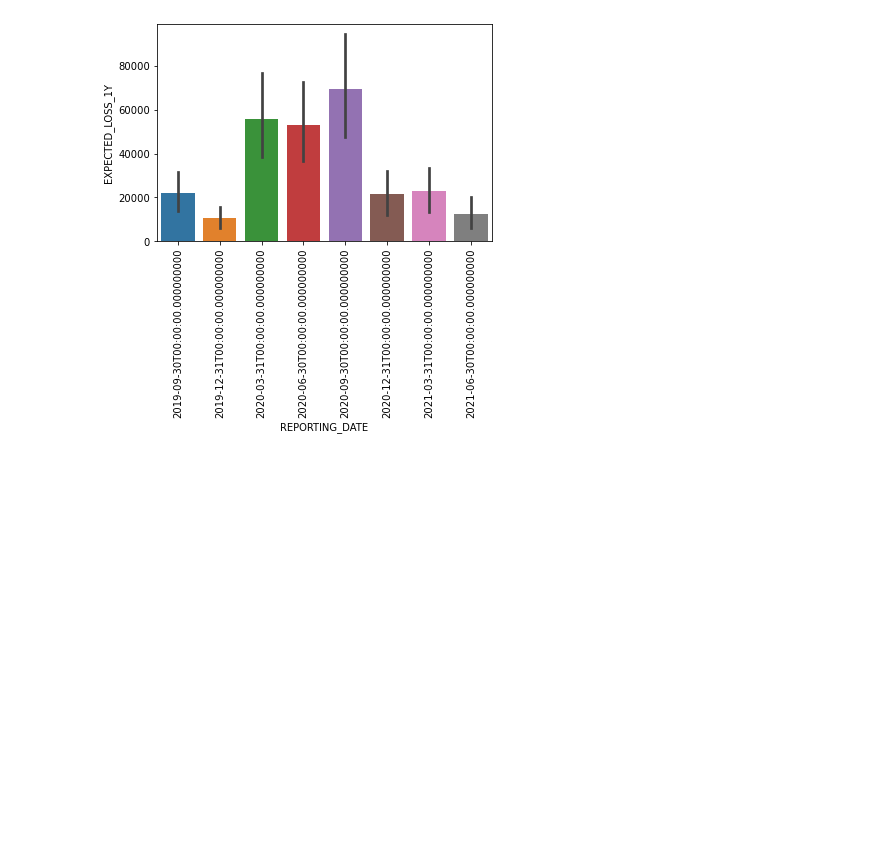
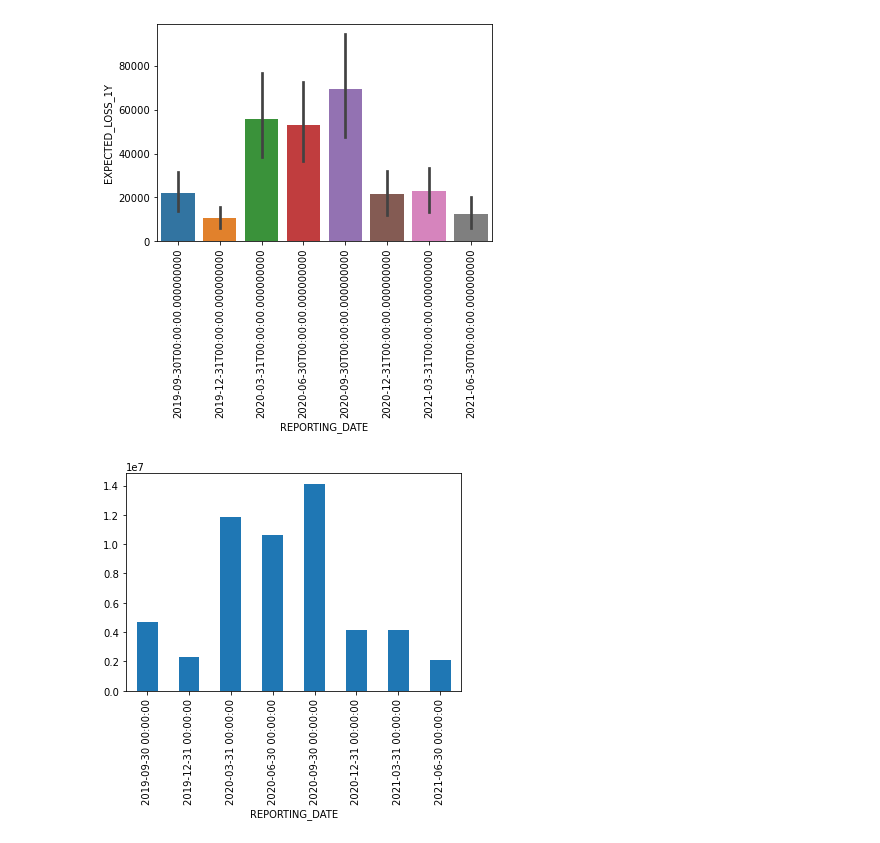
Before and after one commit to lucavice76/UCDPA_LucaVicentini, a Jupyter notebook: Project2.ipynb, the cells around one changed output. Saved outputs shown, nothing was run; the diff lists cells and outputs as text; code cells hidden in the pictures; blank space fills up the shorter version.

```diff
--- a/Project2.ipynb
+++ b/Project2.ipynb
@@ -77,7 +77,7 @@ Index(['STICHTAG_MANDANT_LAUF_RECHT_AN', 'REPORTING_DATE', 'CLIENT', 'KEY_RUN',
        'LGD_PR_UNCOL_IFRS_Y2', 'LGD_PR_UNCOL_IFRS_Y3', 'IME_TRANS_CLUSTER_ID'],
       dtype='object')
 # %%
-ECL_study = ECL[['REPORTING_DATE', 'PARTNER_ID', 'TRANSACTION_ID', 'EAD1Y', 'EXPECTED_LOSS_1Y', 'PD1Y', 'KEY_LOW_CREDIT_RISK_EXEMPTION', 'ORIGINAL_RATING', 'ORIG_RATING_AT_INCEPTION']]
+ECL_study = ECL[['REPORTING_DATE', 'PARTNER_ID', 'TRANSACTION_ID', 'EAD1Y', 'EXPECTED_LOSS_1Y', 'PD1Y', 'KEY_LOW_CREDIT_RISK_EXEMPTION', 'ORIGINAL_RATING', 'ORIG_RATING_AT_INCEPTION']].copy(deep=True)
 ECL_study.head()
 # %% [output]
 |  | REPORTING_DATE | PARTNER_ID | TRANSACTION_ID | EAD1Y | EXPECTED_LOSS_1Y | PD1Y | KEY_LOW_CREDIT_RISK_EXEMPTION | ... |
@@ -224,7 +185,7 @@ Index(['PARTNER_ID', 'STICHTAG', 'MANDANT', 'STICHTAG_MANDANT_LAUF',
 # After having identified the columns containing the country codes per counterparty, I create a subset
 # of the table partner called "CPTY_Country_codes". I will need this to merge it with GDP information
 # per country  during the COVID pandemic.
-CPTY_Country_codes = partner[["PARTNER_ID", 'SL_POLITISCHES_SITZLAND', 'SL_LEGAL_COUNTRY_ISO_3166_1_A2']]
+CPTY_Country_codes = partner[["PARTNER_ID", 'SL_POLITISCHES_SITZLAND', 'SL_LEGAL_COUNTRY_ISO_3166_1_A2']].copy(deep=True)
 CPTY_Country_codes.head()
 # %% [output]
 |  | PARTNER_ID | SL_POLITISCHES_SITZLAND | SL_LEGAL_COUNTRY_ISO_3166_1_A2 |
@@ -359,3 +377,7 @@ g = sns.barplot(data=ECL_Study_CPTY_Country_Codes, x="REPORTING_DATE", y="EXPECT
 plt.xticks(rotation=90);
 # %% [output]
 [figure]
+# %%
+ECL_Study_CPTY_Country_Codes.groupby('REPORTING_DATE').sum()['EXPECTED_LOSS_1Y'].plot.bar();
+# %% [output]
+[figure, added]
```
Also changed, not shown: parts of 12 cells of this notebook.
